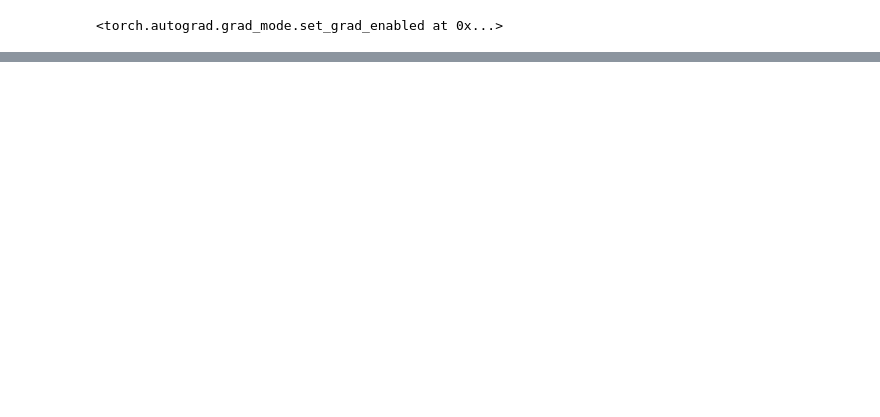
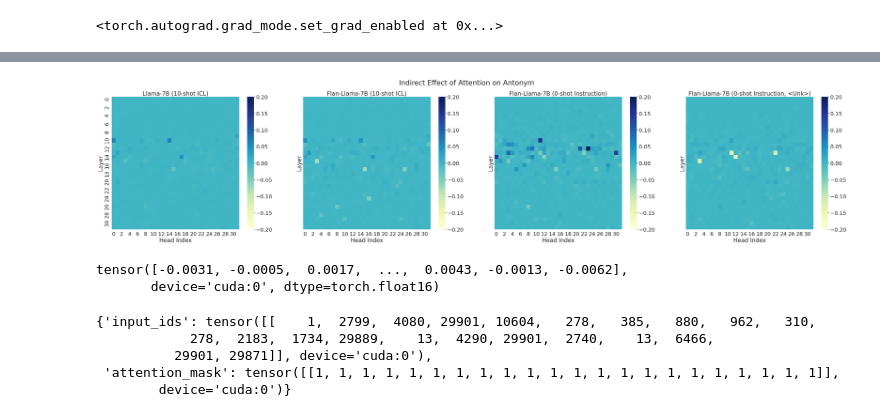
Before and after one commit to ericwtodd/function_vectors, a Jupyter notebook: src/playground.ipynb, the cells around one changed output, grey strips where cells are left out. Cells and saved outputs as stored; diff of their text form; code cells hidden in the pictures; blank space fills up the shorter version.

```diff
--- a/src/playground.ipynb
+++ b/src/playground.ipynb
@@ -61,0 +286,34 @@ tokenizer(dataset["test"]["output"])
+# %%
+unk_cie = compute_indirect_effect(dataset=dataset, model=model, model_config=model_config, mean_activations=activations, tokenizer=tokenizer, n_shots=0, n_trials=1, prefixes=prefixes, separators=separators, instruction_ablation="unknown")
+# %%
+unk_cie = torch.squeeze(unk_cie)
+unk_cie = np.array(unk_cie)
+# %%
+sns.set(font_scale=2)
+fig, axes = plt.subplots(1, 4, figsize=(55, 10), sharey=True)
+
+sns.heatmap(icl_model_icl_cie, cmap="YlGnBu", ax=axes[0], vmin=-0.2, vmax=0.2)
+axes[0].set_title("Llama-7B (10-shot ICL)")
+axes[0].set_ylabel("Layer")
+axes[0].set_xlabel("Head Index")
+
+
+sns.heatmap(flan_model_icl_cie, cmap="YlGnBu", ax=axes[1], vmin=-0.2, vmax=0.2)
+axes[1].set_title("Flan-Llama-7B (10-shot ICL)")
+axes[1].set_ylabel("Layer")
+axes[1].set_xlabel("Head Index")
+
+sns.heatmap(avg_cie, cmap="YlGnBu", ax=axes[2], vmin=-0.2, vmax=0.2)
+axes[2].set_title("Flan-Llama-7B (0-shot Instruction)")
+axes[2].set_ylabel("Layer")
+axes[2].set_xlabel("Head Index")
+
+sns.heatmap(unk_cie, cmap="YlGnBu", ax=axes[3], vmin=-0.2, vmax=0.2)
+axes[3].set_title("Flan-Llama-7B (0-shot Instruction, <Unk>)")
+axes[3].set_ylabel("Layer")
+axes[3].set_xlabel("Head Index")
+
+fig.suptitle("Indirect Effect of Attention on Antonym")
+plt.show()
+# %% [output]
+[figure, added]
@@ -61,0 +326,5 @@ tokenizer(dataset["test"]["output"])
+# %%
+mean_noise
+# %% [output]
+tensor([-0.0031, -0.0005,  0.0017,  ...,  0.0043, -0.0013, -0.0062],
+       device='cuda:0', dtype=torch.float16)
@@ -61,0 +333,8 @@ tokenizer(dataset["test"]["output"])
+# %%
+inputs
+# %% [output]
+{'input_ids': tensor([[    1,  2799,  4080, 29901, 10604,   278,   385,   880,   962,   310,
+            278,  2183,  1734, 29889,    13,  4290, 29901,  2740,    13,  6466,
+          29901, 29871]], device='cuda:0'),
+ 'attention_mask': tensor([[1, 1, 1, 1, 1, 1, 1, 1, 1, 1, 1, 1, 1, 1, 1, 1, 1, 1, 1, 1, 1, 1]],
+        device='cuda:0')}
```
Also changed, not shown: parts of 24 cells of this notebook, 30 other files.
